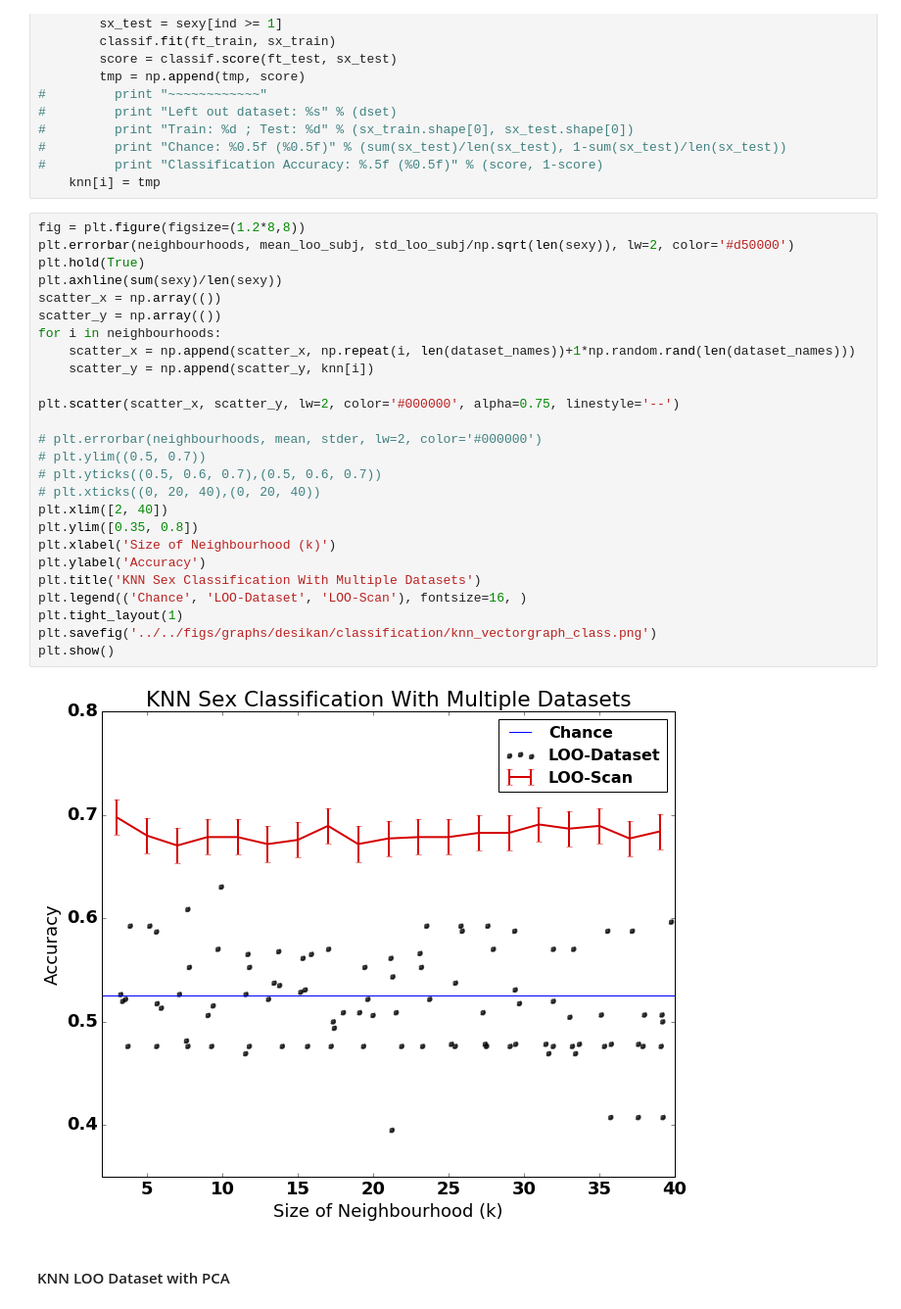
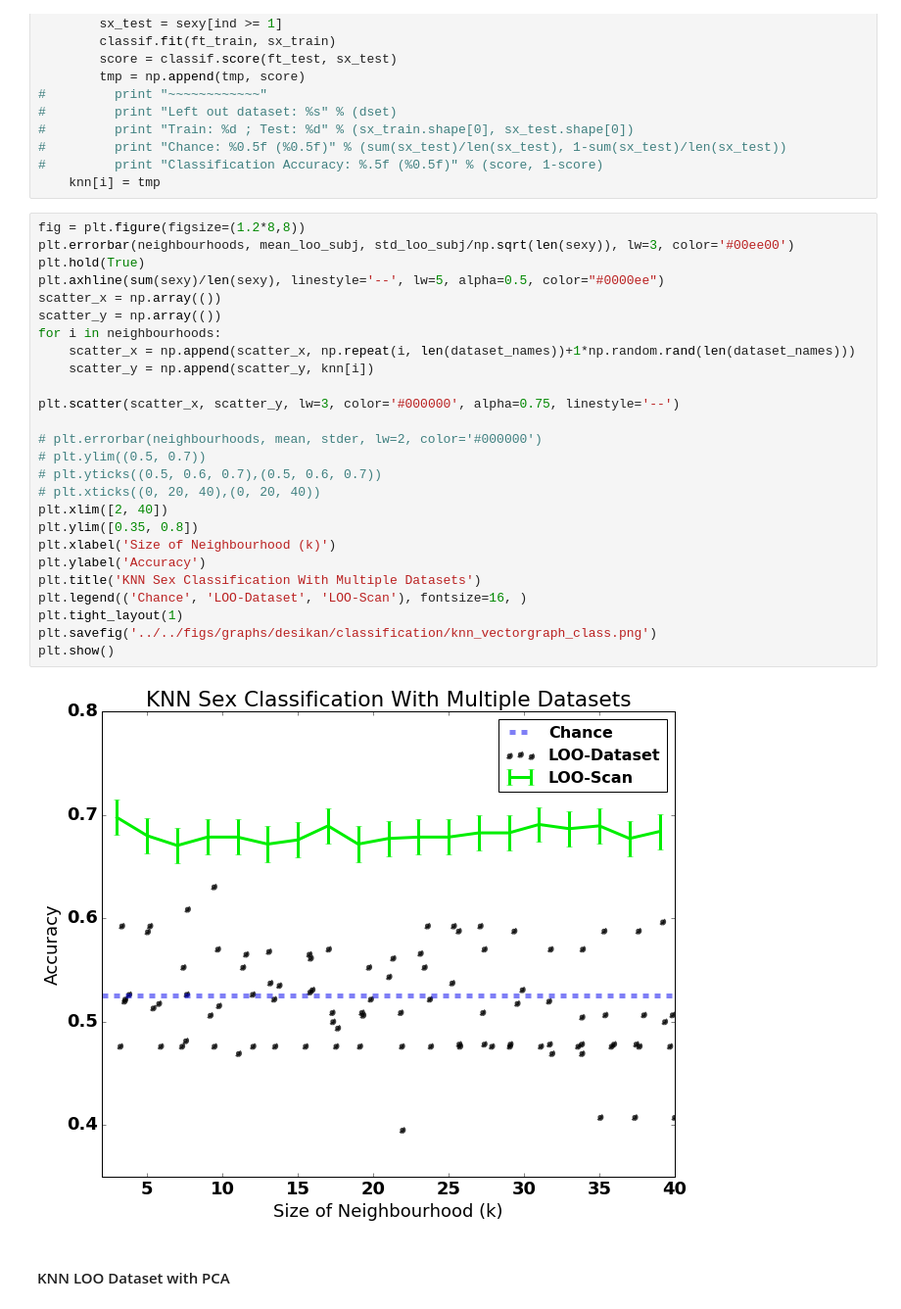
Before and after one commit to gkiar/dataset_variance, a Jupyter notebook: code/prototype/knn_classification.ipynb, the cells around one changed output. Shown at 98% size. Cells and saved outputs as stored; diff of their text form.

Commit message:
updated plotting of classification for poster

```diff
--- a/code/prototype/knn_classification.ipynb
+++ b/code/prototype/knn_classification.ipynb
@@ -209,32 +209,32 @@ for i in neighbourhoods:
     knn[i] = tmp
 # %%
 fig = plt.figure(figsize=(1.2*8,8))
-plt.errorbar(neighbourhoods, mean_loo_subj, std_loo_subj/np.sqrt(len(sexy)), lw=2, color='#d50000')
+plt.errorbar(neighbourhoods, mean_loo_subj, std_loo_subj/np.sqrt(len(sexy)), lw=3, color='#00ee00')
 plt.hold(True)
-plt.axhline(sum(sexy)/len(sexy))
+plt.axhline(sum(sexy)/len(sexy), linestyle='--', lw=5, alpha=0.5, color="#0000ee")
 scatter_x = np.array(())
 scatter_y = np.array(())
 for i in neighbourhoods:
     scatter_x = np.append(scatter_x, np.repeat(i, len(dataset_names))+1*np.random.rand(len(dataset_names)))
     scatter_y = np.append(scatter_y, knn[i])
 
-plt.scatter(scatter_x, scatter_y, lw=2, color='#000000', alpha=0.75, linestyle='--')
+plt.scatter(scatter_x, scatter_y, lw=3, color='#000000', alpha=0.75, linestyle='--')
 
 # plt.errorbar(neighbourhoods, mean, stder, lw=2, color='#000000')
 # plt.ylim((0.5, 0.7))
 # plt.yticks((0.5, 0.6, 0.7),(0.5, 0.6, 0.7))
 # plt.xticks((0, 20, 40),(0, 20, 40))
 plt.xlim([2, 40])
 plt.ylim([0.35, 0.8])
 plt.xlabel('Size of Neighbourhood (k)')
 plt.ylabel('Accuracy')
 plt.title('KNN Sex Classification With Multiple Datasets')
 plt.legend(('Chance', 'LOO-Dataset', 'LOO-Scan'), fontsize=16, )
 plt.tight_layout(1)
 plt.savefig('../../figs/graphs/desikan/classification/knn_vectorgraph_class.png')
 plt.show()
 # %% [output]
-[figure, old version]
+[figure, new version]
 # %% [markdown]
 #### KNN LOO Dataset with PCA
 # %%
```
Also changed, not shown: 1 other file.
